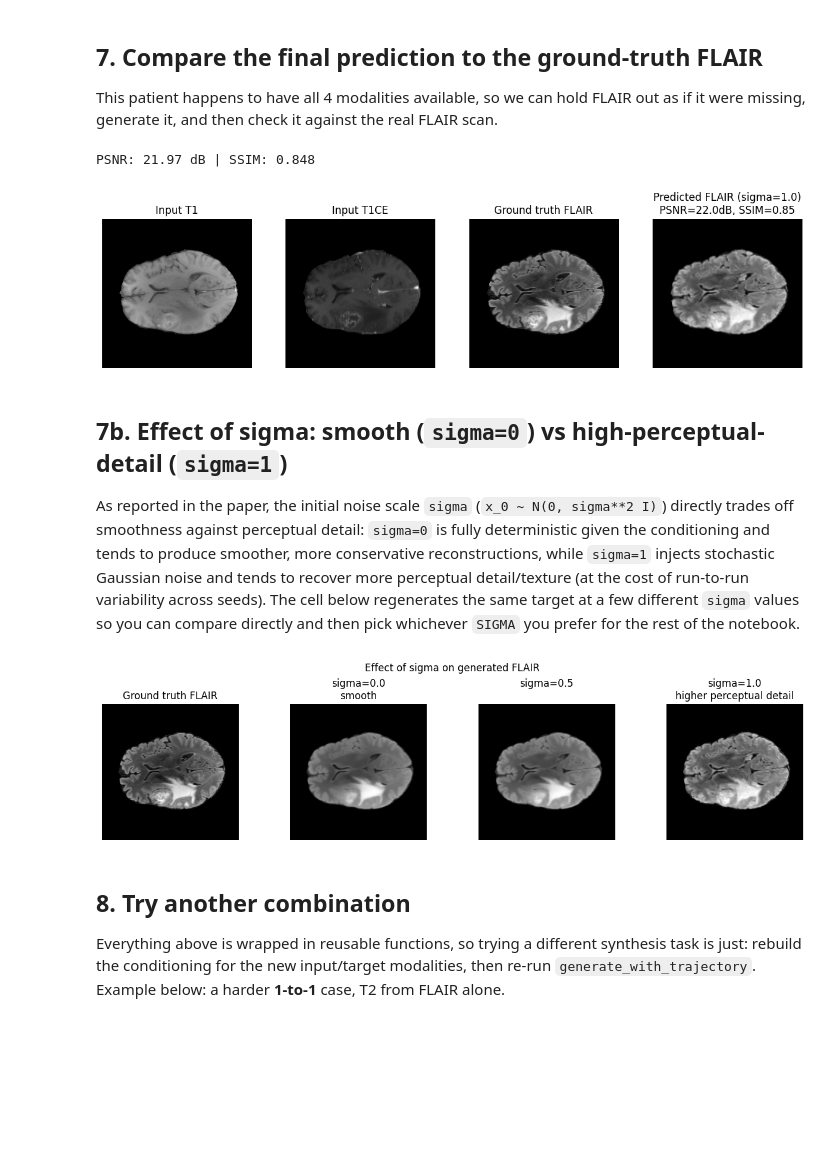
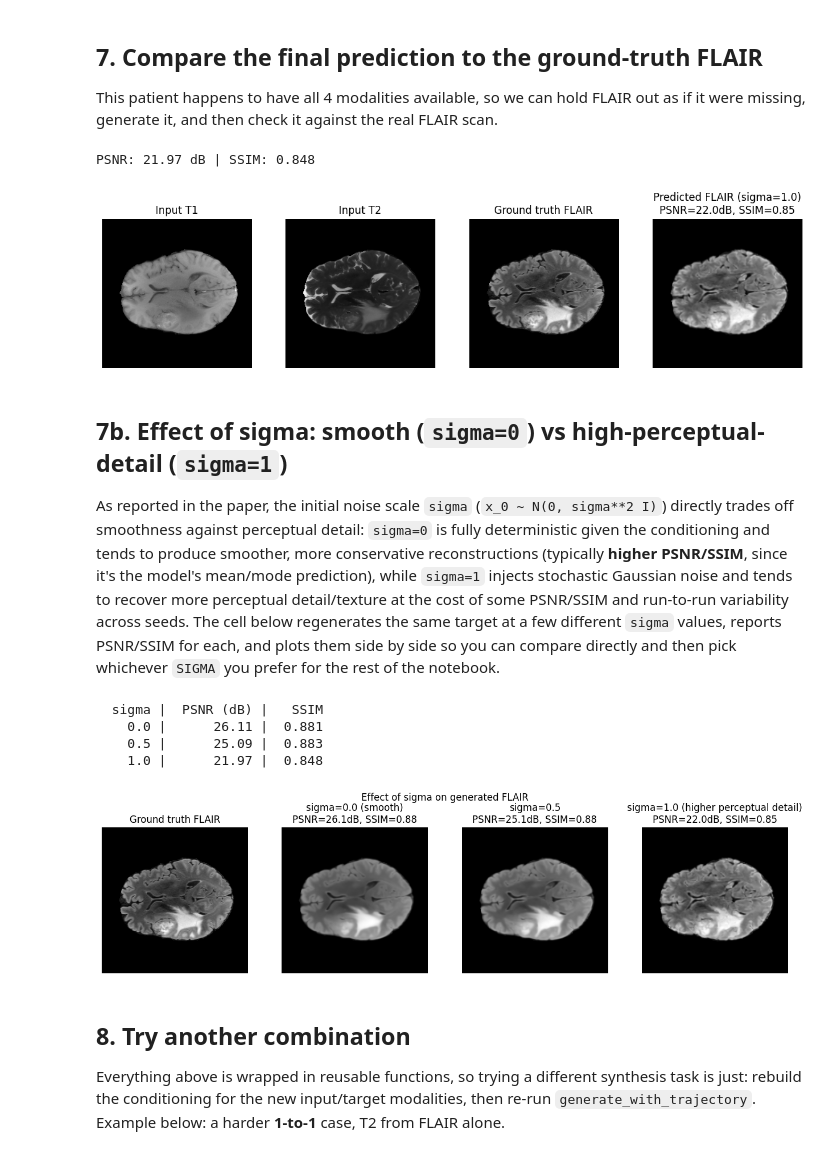
Before and after one commit to CCI-Bonn/MRFlow, a Jupyter notebook: demo_generation_trajectory.ipynb, the cells around one changed output. Cells and saved outputs as stored; diff of their text form; code cells hidden in the pictures; blank space fills up the shorter version.

Commit message:
Updated jupyter notebook with sigmas

```diff
--- a/demo_generation_trajectory.ipynb
+++ b/demo_generation_trajectory.ipynb
@@ -246,59 +245,77 @@ HTML(anim.to_jshtml())
 This patient happens to have all 4 modalities available, so we can hold FLAIR out as if it
 were missing, generate it, and then check it against the real FLAIR scan.
 # %%
-final_pred = frames[-1][1]
+ssim_metric = StructuralSimilarityIndexMeasure(data_range=1.0)
+
+
+def compute_metrics(pred_img: np.ndarray, gt_img: np.ndarray) -> tuple:
+    """Resize pred_img to gt_img's resolution and return (psnr_dB, ssim, resized_pred)."""
+    pred_t = torch.from_numpy(pred_img)[None, None]
+    pred_resized = F.interpolate(pred_t, size=gt_img.shape, mode='bilinear', align_corners=False)[0, 0].numpy()
+    mse = np.mean((pred_resized - gt_img) ** 2)
+    psnr = 20 * np.log10(1.0 / np.sqrt(mse + 1e-12))
+    ssim = ssim_metric(
+        torch.from_numpy(pred_resized)[None, None].float(), torch.from_numpy(gt_img)[None, None].float()
+    ).item()
+    return psnr, ssim, pred_resized
+
+
 gt = raw_slices[TARGET_MODALITY]
-
-# Resize prediction back to the original slice resolution for a fair pixel-wise comparison
-pred_t = torch.from_numpy(final_pred)[None, None]
-pred_resized = F.interpolate(pred_t, size=gt.shape, mode='bilinear', align_corners=False)[0, 0].numpy()
-
-mse = np.mean((pred_resized - gt) ** 2)
-psnr = 20 * np.log10(1.0 / np.sqrt(mse + 1e-12))
-ssim_metric = StructuralSimilarityIndexMeasure(data_range=1.0)
-ssim = ssim_metric(torch.from_numpy(pred_resized)[None, None].float(), torch.from_numpy(gt)[None, None].float()).item()
+psnr, ssim, pred_resized = compute_metrics(frames[-1][1], gt)
 print(f'PSNR: {psnr:.2f} dB | SSIM: {ssim:.3f}')
 
 fig, axes = plt.subplots(1, 4, figsize=(12, 3))
 axes[0].imshow(raw_slices['t1'], cmap='gray'); axes[0].set_title('Input T1'); axes[0].axis('off')
-axes[1].imshow(raw_slices['t1ce'], cmap='gray'); axes[1].set_title('Input T1CE'); axes[1].axis('off')
+axes[1].imshow(raw_slices['t2'], cmap='gray'); axes[1].set_title('Input T2'); axes[1].axis('off')
 axes[2].imshow(gt, cmap='gray'); axes[2].set_title(f'Ground truth {TARGET_MODALITY.upper()}'); axes[2].axis('off')
 axes[3].imshow(pred_resized, cmap='gray'); axes[3].set_title(f'Predicted {TARGET_MODALITY.upper()} (sigma={SIGMA})\nPSNR={psnr:.1f}dB, SSIM={ssim:.2f}'); axes[3].axis('off')
 plt.tight_layout()
 plt.show()
 # %% [output]
 PSNR: 21.97 dB | SSIM: 0.848
-[figure, old version]
+[figure, new version]
 # %% [markdown]
 ## 7b. Effect of sigma: smooth (`sigma=0`) vs high-perceptual-detail (`sigma=1`)
 
 As reported in the paper, the initial noise scale `sigma` (`x_0 ~ N(0, sigma**2 I)`) directly
 trades off smoothness against perceptual detail: `sigma=0` is fully deterministic given the
-conditioning and tends to produce smoother, more conservative reconstructions, while `sigma=1`
-injects stochastic Gaussian noise and tends to recover more perceptual detail/texture (at the
-cost of run-to-run variability across seeds). The cell below regenerates the same target at
-a few different `sigma` values so you can compare directly and then pick whichever `SIGMA`
-you prefer for the rest of the notebook.
+conditioning and tends to produce smoother, more conservative reconstructions (typically
+**higher PSNR/SSIM**, since it's the model's mean/mode prediction), while `sigma=1` injects
+stochastic Gaussian noise and tends to recover more perceptual detail/texture at the cost of
+some PSNR/SSIM and run-to-run variability across seeds. The cell below regenerates the same
+target at a few different `sigma` values, reports PSNR/SSIM for each, and plots them side by
+side so you can compare directly and then pick whichever `SIGMA` you prefer for the rest of
+the notebook.
 # %%
 sigma_values = [0.0, 0.5, 1.0]
 sigma_frames = {
     s: generate_with_trajectory(y_latent, one_hot_target, input_imgs_mods, n_steps=30, seed=0, sigma=s)
     for s in sigma_values
 }
+sigma_metrics = {s: compute_metrics(sigma_frames[s][-1][1], gt) for s in sigma_values}
 
-fig, axes = plt.subplots(1, len(sigma_values) + 1, figsize=(3.2 * (len(sigma_values) + 1), 3.2))
+print(f"{'sigma':>7} | {'PSNR (dB)':>10} | {'SSIM':>6}")
+for s in sigma_values:
+    psnr_s, ssim_s, _ = sigma_metrics[s]
+    print(f'{s:>7} | {psnr_s:>10.2f} | {ssim_s:>6.3f}')
+
+fig, axes = plt.subplots(1, len(sigma_values) + 1, figsize=(3.2 * (len(sigma_values) + 1), 3.4))
 axes[0].imshow(gt, cmap='gray'); axes[0].set_title(f'Ground truth {TARGET_MODALITY.upper()}'); axes[0].axis('off')
 for ax, s in zip(axes[1:], sigma_values):
-    final_img = sigma_frames[s][-1][1]
-    ax.imshow(final_img, cmap='gray')
-    label = 'smooth' if s == 0 else ('higher perceptual detail' if s == 1 else '')
-    ax.set_title(f'sigma={s}\n{label}')
+    psnr_s, ssim_s, pred_resized_s = sigma_metrics[s]
+    ax.imshow(pred_resized_s, cmap='gray')
+    label = {0.0: ' (smooth)', 1.0: ' (higher perceptual detail)'}.get(s, '')
+    ax.set_title(f'sigma={s}{label}\nPSNR={psnr_s:.1f}dB, SSIM={ssim_s:.2f}')
     ax.axis('off')
 plt.suptitle(f'Effect of sigma on generated {TARGET_MODALITY.upper()}')
 plt.tight_layout()
 plt.show()
 # %% [output]
+  sigma |  PSNR (dB) |   SSIM
+    0.0 |      26.11 |  0.881
+    0.5 |      25.09 |  0.883
+    1.0 |      21.97 |  0.848
-[figure, old version]
+[figure, new version]
 # %% [markdown]
 ## 8. Try another combination
 
```
Also changed, not shown: parts of 2 cells of this notebook.
